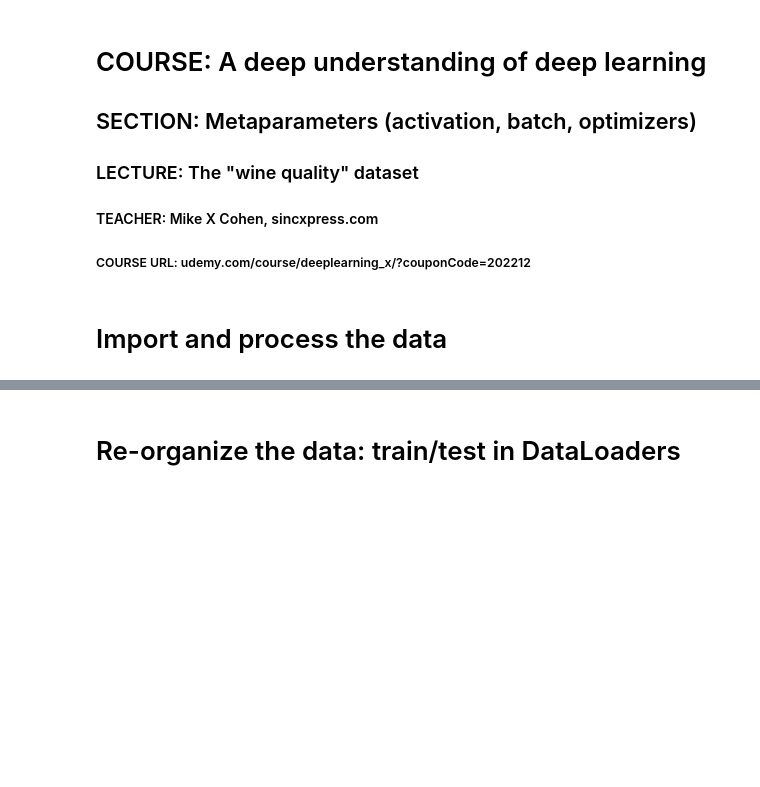
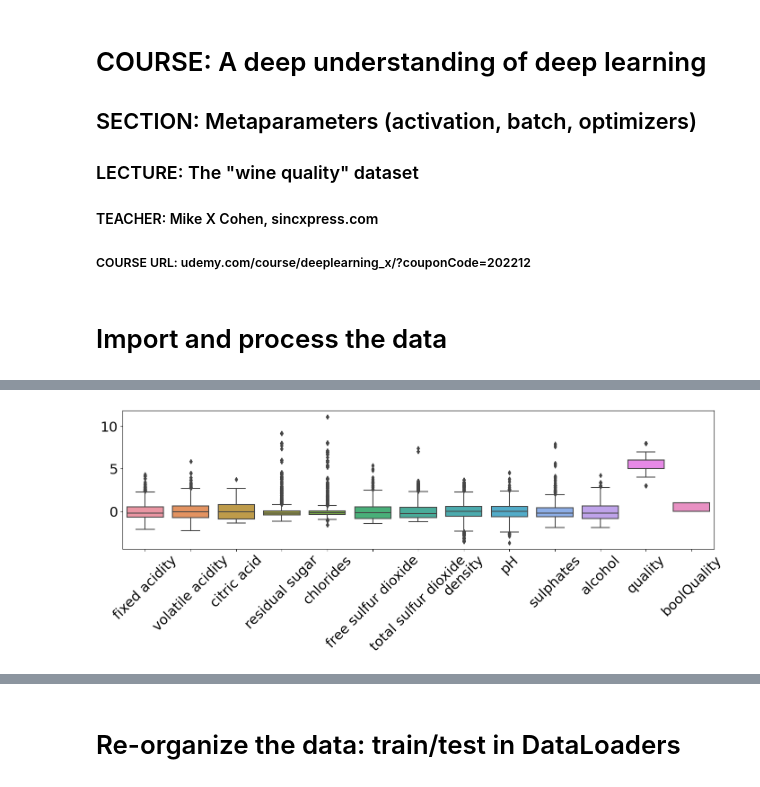
Before and after one commit to rkumar-bengaluru/data-science, a Jupyter notebook: 17-Deep-Learning/05-Metaparams/DUDL_metaparams_intro2winedata.ipynb, the cells around one changed output, grey strips where cells are left out. Saved outputs shown, nothing was run; the diff lists cells and outputs as text; code cells hidden in the pictures; blank space fills up the shorter version.

```diff
--- a/17-Deep-Learning/05-Metaparams/DUDL_metaparams_intro2winedata.ipynb
+++ b/17-Deep-Learning/05-Metaparams/DUDL_metaparams_intro2winedata.ipynb
@@ -45,13 +84,15 @@ plt.show()
 # %%
 # plot some data
 fig,ax = plt.subplots(1,figsize=(17,4))
 ax = sns.boxplot(data=data)
 ax.set_xticklabels(ax.get_xticklabels(),rotation=45)
 plt.show()
 
 
 # remove rows with outliers
-# data = data[data['total sulfur dioxide']<200]
+data = data[data['total sulfur dioxide']<200]
+# %% [output]
+[figure, added]
 # %%
 ### z-score all variables except for quality
 
```
Also changed, not shown: parts of 9 cells of this notebook, 40 other files.
